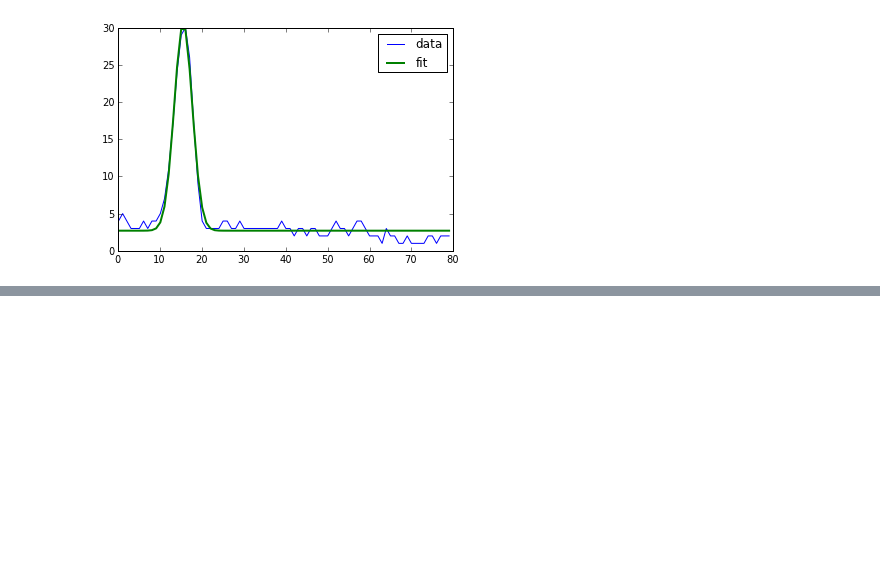
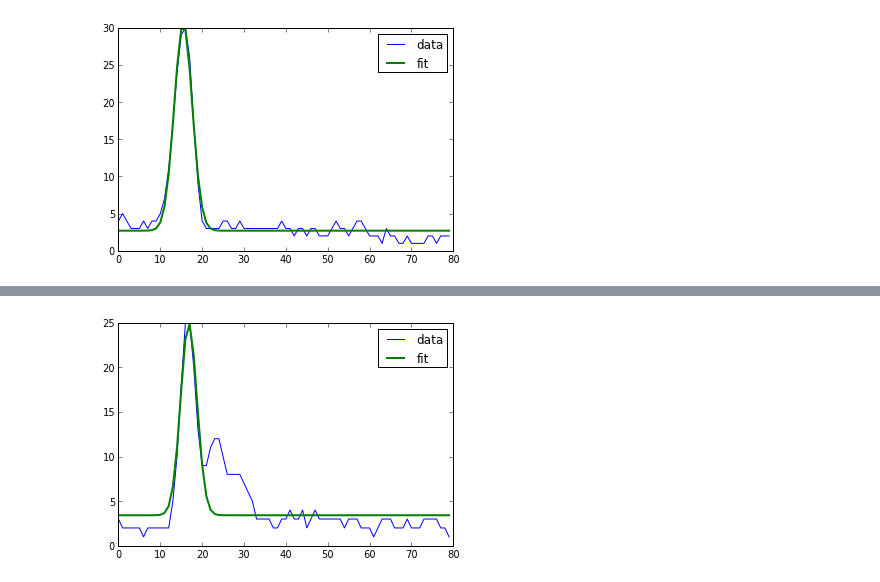
Before and after one commit to nmilgram/PHYS-202-S13, a Jupyter notebook: Week10/Generic Curve Fitting.ipynb, the cells around one changed output, grey strips where cells are left out. Saved outputs shown, nothing was run; the diff lists cells and outputs as text; code cells hidden in the pictures; blank space fills up the shorter version.

```diff
--- a/Week10/Generic Curve Fitting.ipynb
+++ b/Week10/Generic Curve Fitting.ipynb
@@ -73,0 +84,10 @@ show()
+# %%
+x0=array([3.,30.,15.,1.])
+# %%
+popt,pcov = curve_fit(model,t,waveform_2,x0)
+plot(t,waveform_2,label='data')
+plot(t,model(t,popt[0],popt[1],popt[2],popt[3]),label='fit',linewidth=2)
+legend(loc='best')
+show()
+# %% [output]
+[figure, added]
```
Also changed, not shown: parts of 2 cells of this notebook, 3 other files.
